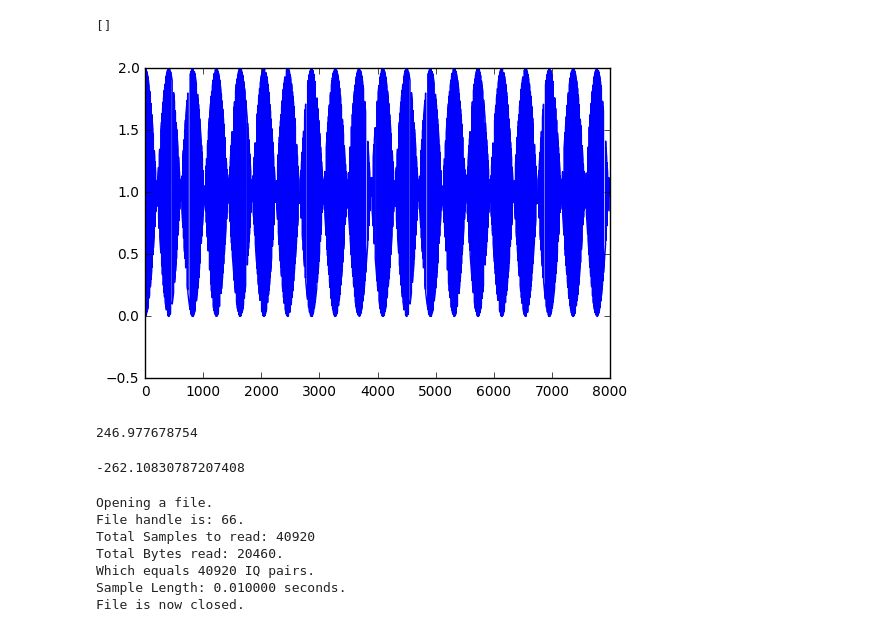
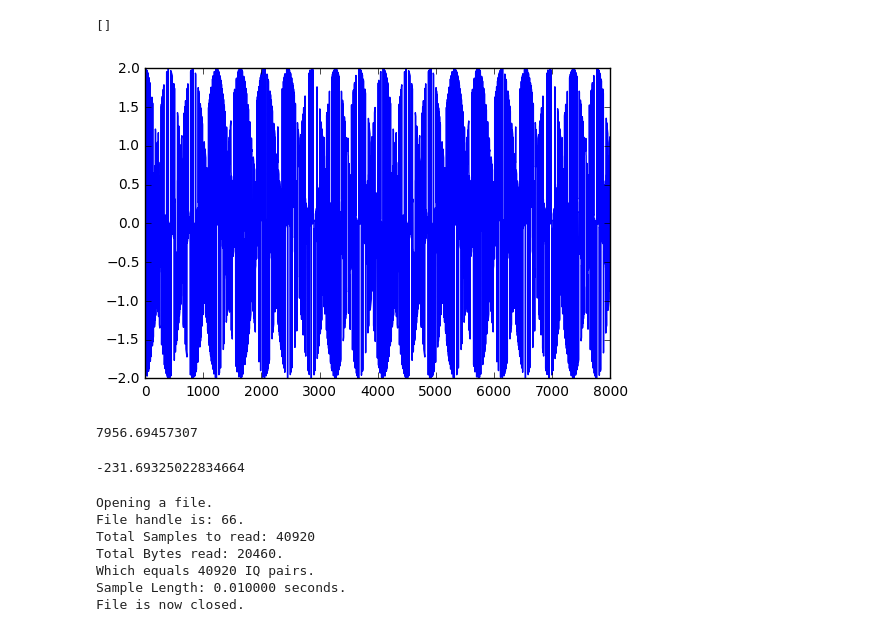
Before and after one commit to psas/gps, a Jupyter notebook: notebooks/Carrier_Tracking.ipynb, the cells around one changed output. Cells and saved outputs as stored; diff of their text form; code cells hidden in the pictures.

```diff
--- a/notebooks/Carrier_Tracking.ipynb
+++ b/notebooks/Carrier_Tracking.ipynb
@@ -173,17 +173,18 @@ plt.plot()
 [figure]
 []
 # %%
-demod = pop1/refWave
+demod = signalboth * np.conj(refWave)
+
 plt.plot(demod)
 plt.show()
 
 print(sum(code1 * np.real(demod)))
 
 sum(code1 * np.imag(demod))
 # %% [output]
-[figure, old version]
+[figure, new version]
-246.977678754
+7956.69457307
--262.10830787207408
+-231.69325022834664
 # %%
 data = IQData()
 
```
